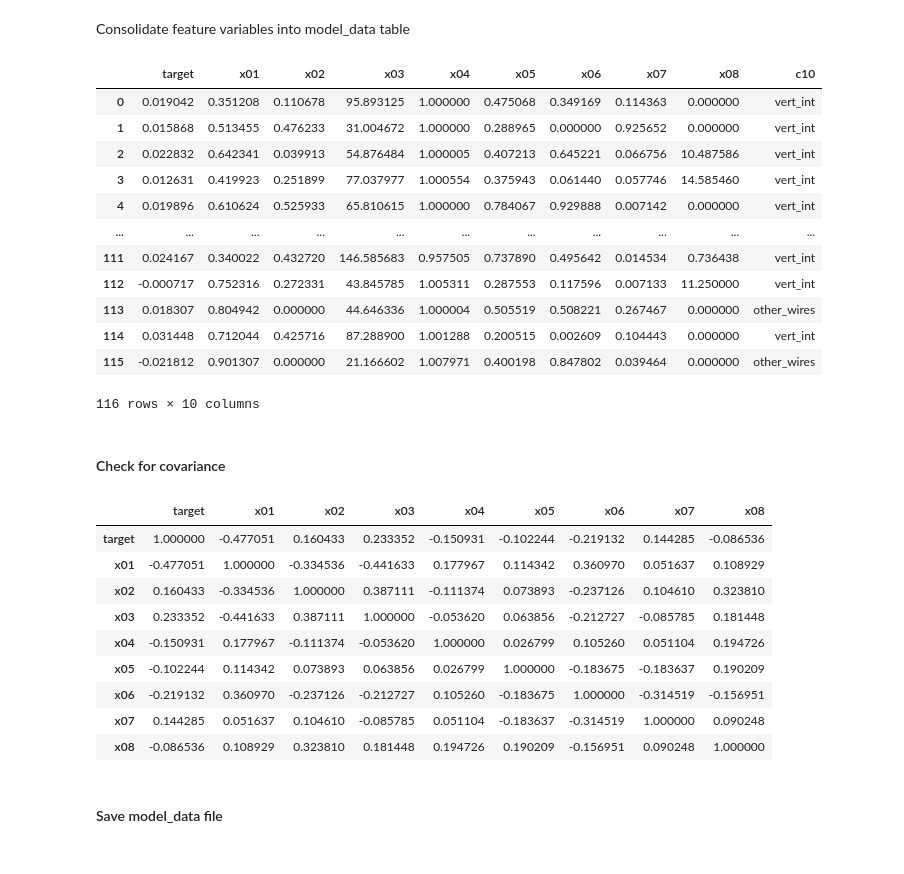
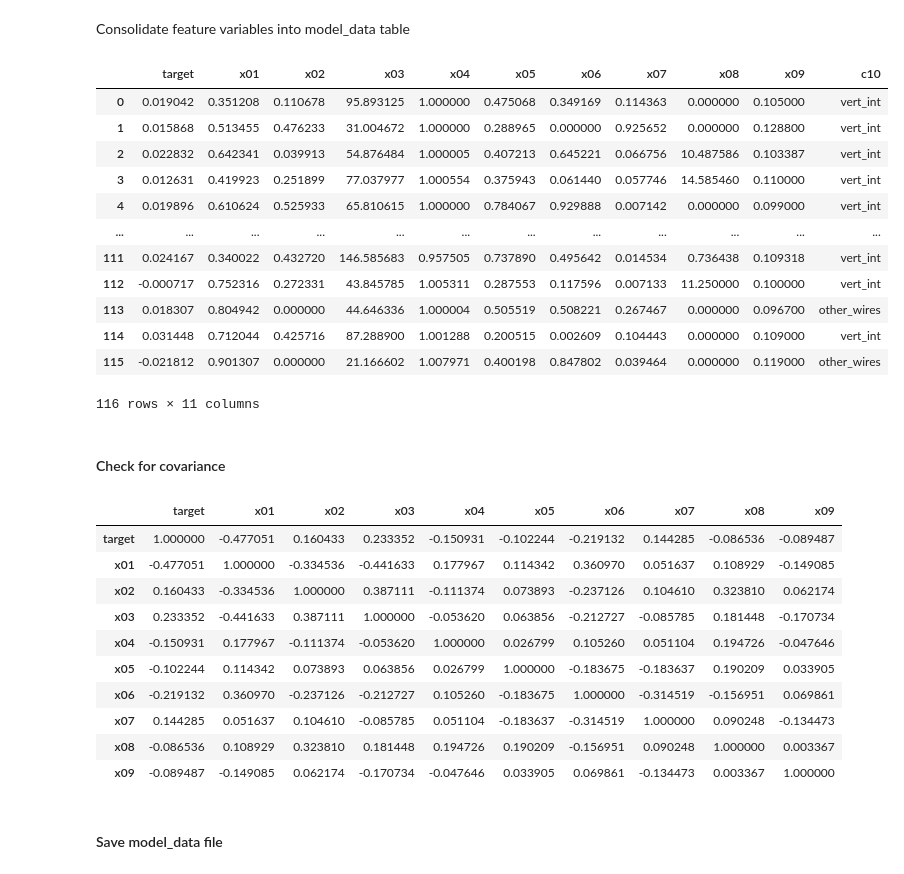
Before and after one commit to 2elle2/rmi-project, a Jupyter notebook: model/30_feature_engineering_v1.ipynb, the cells around one changed output. Saved outputs shown, nothing was run; the diff lists cells and outputs as text; code cells hidden in the pictures.

```diff
--- a/model/30_feature_engineering_v1.ipynb
+++ b/model/30_feature_engineering_v1.ipynb
@@ -412,6 +412,6 @@ sum_bills_df
 # %% [markdown]
 #### Prepare DataFrame for Utility Info
 # %%
-utility_info_df = data_after_2010_df[['respondent_id', 'utype', 'ror']].groupby(by=['respondent_id']).first().reset_index()
+utility_info_df = data_after_2010_df[['respondent_id', 'utype', 'roe']].groupby(by=['respondent_id']).first().reset_index()
 utility_info_df.head(10)
 # %% [output]
@@ -581,6 +581,6 @@ plt.hist(x08_regulatory_rps_target)
 # %% [markdown]
 __c09__: regulated rate of return by utility
 # %%
-x09_regulated_rate_of_return = utility_info_df['ror']
+x09_regulated_rate_of_return = utility_info_df['roe']
 plt.hist(x09_regulated_rate_of_return)
 # %% [output]
@@ -605,34 +605,34 @@ Consolidate feature variables into model_data table
 # %%
 model_data = pd.DataFrame(
     {
         'target': target,
         'x01': x01_poles_wires_investment_pct,
         'x02': x02_renewables_investment_pct,
         'x03': x03_total_investment_divided_by_sales,
         'x04': x04_residential_customer_ratio,
         'x05': x05_renewable_generation_ratio,
         'x06': x06_nuclear_renewable_mwh_ratio,
         'x07': x07_hydro_renewable_mwh_ratio,
         'x08': x08_regulatory_rps_target,
-#         'x09': x09_regulated_rate_of_return,
+         'x09': x09_regulated_rate_of_return,
         'c10': c10_utility_type,
     }
 )
 model_data
 # %% [output]
-|  | target | x01 | x02 | x03 | x04 | x05 | x06 | x07 | x08 | c10 |
-| 0 | 0.019042 | 0.351208 | 0.110678 | 95.893125 | 1.000000 | 0.475068 | 0.349169 | 0.114363 | 0.000000 | vert_int |
-| 1 | 0.015868 | 0.513455 | 0.476233 | 31.004672 | 1.000000 | 0.288965 | 0.000000 | 0.925652 | 0.000000 | vert_int |
-| 2 | 0.022832 | 0.642341 | 0.039913 | 54.876484 | 1.000005 | 0.407213 | 0.645221 | 0.066756 | 10.487586 | vert_int |
-| 3 | 0.012631 | 0.419923 | 0.251899 | 77.037977 | 1.000554 | 0.375943 | 0.061440 | 0.057746 | 14.585460 | vert_int |
-| 4 | 0.019896 | 0.610624 | 0.525933 | 65.810615 | 1.000000 | 0.784067 | 0.929888 | 0.007142 | 0.000000 | vert_int |
-| ... | ... | ... | ... | ... | ... | ... | ... | ... | ... | ... |
-| 111 | 0.024167 | 0.340022 | 0.432720 | 146.585683 | 0.957505 | 0.737890 | 0.495642 | 0.014534 | 0.736438 | vert_int |
-| 112 | -0.000717 | 0.752316 | 0.272331 | 43.845785 | 1.005311 | 0.287553 | 0.117596 | 0.007133 | 11.250000 | vert_int |
-| 113 | 0.018307 | 0.804942 | 0.000000 | 44.646336 | 1.000004 | 0.505519 | 0.508221 | 0.267467 | 0.000000 | other_wires |
-| 114 | 0.031448 | 0.712044 | 0.425716 | 87.288900 | 1.001288 | 0.200515 | 0.002609 | 0.104443 | 0.000000 | vert_int |
-| 115 | -0.021812 | 0.901307 | 0.000000 | 21.166602 | 1.007971 | 0.400198 | 0.847802 | 0.039464 | 0.000000 | other_wires |
+|  | target | x01 | x02 | x03 | x04 | x05 | x06 | x07 | x08 | x09 | c10 |
+| 0 | 0.019042 | 0.351208 | 0.110678 | 95.893125 | 1.000000 | 0.475068 | 0.349169 | 0.114363 | 0.000000 | 0.105000 | vert_int |
+| 1 | 0.015868 | 0.513455 | 0.476233 | 31.004672 | 1.000000 | 0.288965 | 0.000000 | 0.925652 | 0.000000 | 0.128800 | vert_int |
+| 2 | 0.022832 | 0.642341 | 0.039913 | 54.876484 | 1.000005 | 0.407213 | 0.645221 | 0.066756 | 10.487586 | 0.103387 | vert_int |
+| 3 | 0.012631 | 0.419923 | 0.251899 | 77.037977 | 1.000554 | 0.375943 | 0.061440 | 0.057746 | 14.585460 | 0.110000 | vert_int |
+| 4 | 0.019896 | 0.610624 | 0.525933 | 65.810615 | 1.000000 | 0.784067 | 0.929888 | 0.007142 | 0.000000 | 0.099000 | vert_int |
+| ... | ... | ... | ... | ... | ... | ... | ... | ... | ... | ... | ... |
+| 111 | 0.024167 | 0.340022 | 0.432720 | 146.585683 | 0.957505 | 0.737890 | 0.495642 | 0.014534 | 0.736438 | 0.109318 | vert_int |
+| 112 | -0.000717 | 0.752316 | 0.272331 | 43.845785 | 1.005311 | 0.287553 | 0.117596 | 0.007133 | 11.250000 | 0.100000 | vert_int |
+| 113 | 0.018307 | 0.804942 | 0.000000 | 44.646336 | 1.000004 | 0.505519 | 0.508221 | 0.267467 | 0.000000 | 0.096700 | other_wires |
+| 114 | 0.031448 | 0.712044 | 0.425716 | 87.288900 | 1.001288 | 0.200515 | 0.002609 | 0.104443 | 0.000000 | 0.109000 | vert_int |
+| 115 | -0.021812 | 0.901307 | 0.000000 | 21.166602 | 1.007971 | 0.400198 | 0.847802 | 0.039464 | 0.000000 | 0.119000 | other_wires |
-116 rows × 10 columns
+116 rows × 11 columns
 # %% [markdown]
 #### Check for covariance
 # %%
@@ -642,16 +642,17 @@ model_data
 corr = model_data.corr()
 corr.style.background_gradient(cmap='coolwarm')
 # %% [output]
-|  | target | x01 | x02 | x03 | x04 | x05 | x06 | x07 | x08 |
-| target | 1.000000 | -0.477051 | 0.160433 | 0.233352 | -0.150931 | -0.102244 | -0.219132 | 0.144285 | -0.086536 |
-| x01 | -0.477051 | 1.000000 | -0.334536 | -0.441633 | 0.177967 | 0.114342 | 0.360970 | 0.051637 | 0.108929 |
-| x02 | 0.160433 | -0.334536 | 1.000000 | 0.387111 | -0.111374 | 0.073893 | -0.237126 | 0.104610 | 0.323810 |
-| x03 | 0.233352 | -0.441633 | 0.387111 | 1.000000 | -0.053620 | 0.063856 | -0.212727 | -0.085785 | 0.181448 |
-| x04 | -0.150931 | 0.177967 | -0.111374 | -0.053620 | 1.000000 | 0.026799 | 0.105260 | 0.051104 | 0.194726 |
-| x05 | -0.102244 | 0.114342 | 0.073893 | 0.063856 | 0.026799 | 1.000000 | -0.183675 | -0.183637 | 0.190209 |
-| x06 | -0.219132 | 0.360970 | -0.237126 | -0.212727 | 0.105260 | -0.183675 | 1.000000 | -0.314519 | -0.156951 |
-| x07 | 0.144285 | 0.051637 | 0.104610 | -0.085785 | 0.051104 | -0.183637 | -0.314519 | 1.000000 | 0.090248 |
-| x08 | -0.086536 | 0.108929 | 0.323810 | 0.181448 | 0.194726 | 0.190209 | -0.156951 | 0.090248 | 1.000000 |
+|  | target | x01 | x02 | x03 | x04 | x05 | x06 | x07 | x08 | x09 |
+| target | 1.000000 | -0.477051 | 0.160433 | 0.233352 | -0.150931 | -0.102244 | -0.219132 | 0.144285 | -0.086536 | -0.089487 |
+| x01 | -0.477051 | 1.000000 | -0.334536 | -0.441633 | 0.177967 | 0.114342 | 0.360970 | 0.051637 | 0.108929 | -0.149085 |
+| x02 | 0.160433 | -0.334536 | 1.000000 | 0.387111 | -0.111374 | 0.073893 | -0.237126 | 0.104610 | 0.323810 | 0.062174 |
+| x03 | 0.233352 | -0.441633 | 0.387111 | 1.000000 | -0.053620 | 0.063856 | -0.212727 | -0.085785 | 0.181448 | -0.170734 |
+| x04 | -0.150931 | 0.177967 | -0.111374 | -0.053620 | 1.000000 | 0.026799 | 0.105260 | 0.051104 | 0.194726 | -0.047646 |
+| x05 | -0.102244 | 0.114342 | 0.073893 | 0.063856 | 0.026799 | 1.000000 | -0.183675 | -0.183637 | 0.190209 | 0.033905 |
+| x06 | -0.219132 | 0.360970 | -0.237126 | -0.212727 | 0.105260 | -0.183675 | 1.000000 | -0.314519 | -0.156951 | 0.069861 |
+| x07 | 0.144285 | 0.051637 | 0.104610 | -0.085785 | 0.051104 | -0.183637 | -0.314519 | 1.000000 | 0.090248 | -0.134473 |
+| x08 | -0.086536 | 0.108929 | 0.323810 | 0.181448 | 0.194726 | 0.190209 | -0.156951 | 0.090248 | 1.000000 | 0.003367 |
+| x09 | -0.089487 | -0.149085 | 0.062174 | -0.170734 | -0.047646 | 0.033905 | 0.069861 | -0.134473 | 0.003367 | 1.000000 |
 # %% [markdown]
 #### Save model_data file
 # %%
```
Also changed, not shown: parts of 3 cells of this notebook, 13 other files.
